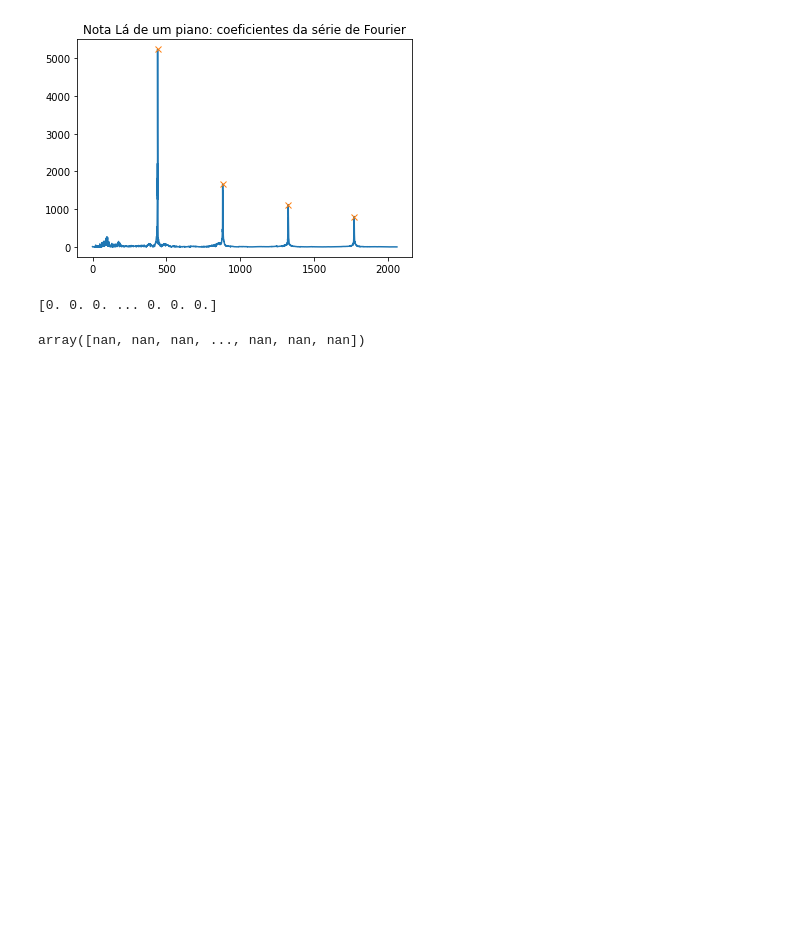
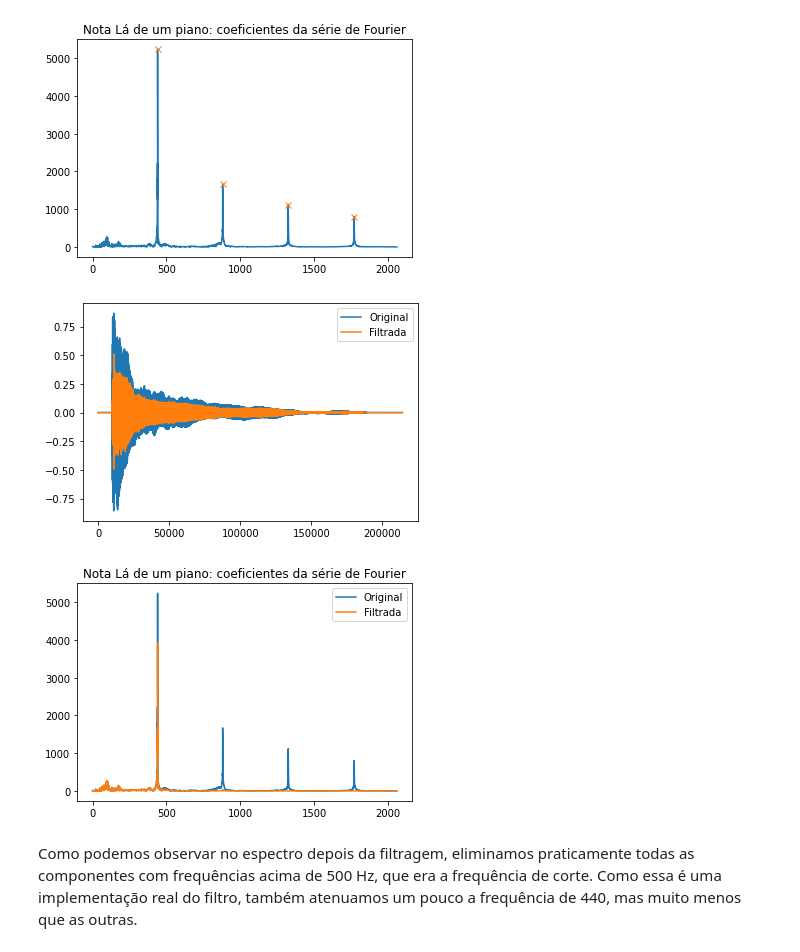
Before and after one commit to vclima/EA614, a Jupyter notebook: Filtragem.ipynb, the cells around one changed output. Cells and saved outputs as stored; diff of their text form; code cells hidden in the pictures; blank space fills up the shorter version.

```diff
--- a/Filtragem.ipynb
+++ b/Filtragem.ipynb
@@ -46,10 +51,23 @@ plt.title('Nota Lá de um piano: coeficientes da série de Fourier')
 plt.plot(x[p],y[p],'x');
 # %% [output]
 [figure]
-# %%
-print(piano_data)
-piano_filtrado=signal.filtfilt(b,a,piano_data)
-piano_filtrado
-# %% [output]
-[0. 0. 0. ... 0. 0. 0.]
-array([nan, nan, nan, ..., nan, nan, nan])
+# %%
+plt.plot(piano_data,label='Original');
+piano_filtrado=signal.lfilter(b,a,piano_data)
+try: sd.play(piano_filtrado,fs)
+except: pass
+plt.plot(piano_filtrado,label='Filtrada');
+plt.legend();
+plt.figure()
+piano_filter_fft=np.fft.fft(piano_filtrado)
+x2=np.linspace(0,44100/2,len(piano_filter_fft)//2)
+y2=np.abs(piano_filter_fft[:len(piano_filter_fft)//2])
+plt.plot(x[:10000],y[:10000],label='Original');
+plt.plot(x2[:10000],y2[:10000],label='Filtrada');
+plt.title('Nota Lá de um piano: coeficientes da série de Fourier');
+plt.legend();
+# %% [output]
+[figure, added]
+[figure, added]
+# %% [markdown]
+Como podemos observar no espectro depois da filtragem, eliminamos praticamente todas as componentes com frequências acima de 500 Hz, que era a frequência de corte. Como essa é uma implementação real do filtro, também atenuamos um pouco a frequência de 440, mas muito menos que as outras.
```
Also changed, not shown: parts of 4 cells of this notebook.
